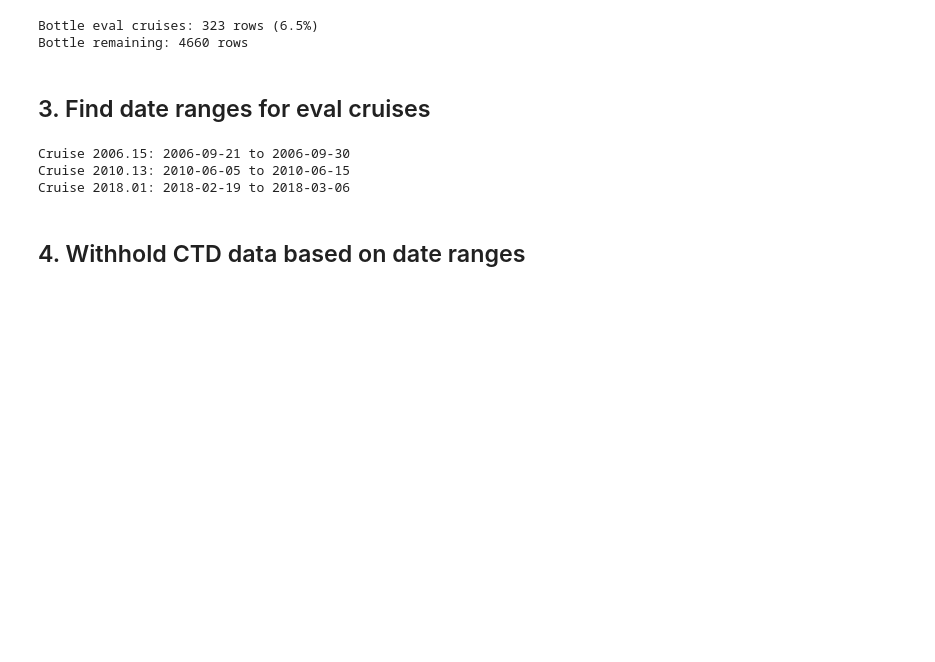
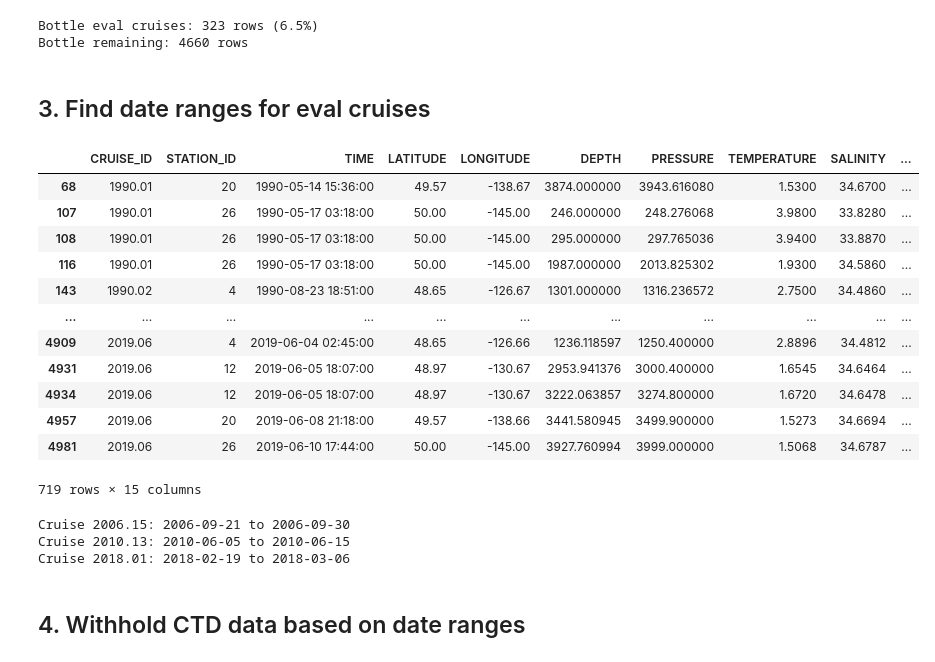
Before and after one commit to Statistical-Downscaling-for-the-Ocean/linep-data-prep-and-evaluation, a Jupyter notebook: waterproperties_data_prep/Create_evalutation_dataset.ipynb, the cells around one changed output. Saved outputs shown, nothing was run; the diff lists cells and outputs as text; code cells hidden in the pictures; blank space fills up the shorter version.

```diff
--- a/waterproperties_data_prep/Create_evalutation_dataset.ipynb
+++ b/waterproperties_data_prep/Create_evalutation_dataset.ipynb
@@ -17,17 +17,16 @@ import glob
 ## Load Data
 # %%
 # Load bottle data
-df_bottle = pd.read_csv('/home/sbeairsto/projects/line_p/data/chemical/LineP_for_Data_Synthesis_1990-2019_v1.csv')
+df_bottle = pd.read_csv('/home/sbeairsto/projects/line_p/data/observation/DFO_LineP_bottles.csv',comment='#')
 
 # Load CTD data
-ctd_files = glob.glob('/home/sbeairsto/projects/line_p/data/physical/LineP_ctds_*_binned_1m.csv')
-ctd_dfs = []
-for file in ctd_files:
-    df_ctd = pd.read_csv(file, parse_dates=['time'])
-    ctd_dfs.append(df_ctd)
-ctd_df = pd.concat(ctd_dfs, ignore_index=True)
+df_ctd = pd.read_csv('/home/sbeairsto/projects/line_p/data/observation/DFO_LineP_CTDdata.csv',comment='#')
 
 print(f"Original bottle data: {len(df_bottle)} rows")
-print(f"Original CTD data: {len(ctd_df)} rows")
+print(f"Original CTD data: {len(df_ctd)} rows")
+
+# Parse time columns
+df_bottle['TIME'] = pd.to_datetime(df_bottle['TIME'])
+df_ctd['TIME'] = pd.to_datetime(df_ctd['TIME'])
 # %% [output]
 Original bottle data: 4983 rows
@@ -48,4 +63,20 @@ Bottle eval cruises: 323 rows (6.5%)
 Bottle remaining: 4660 rows
 # %% [markdown]
 ## 3. Find date ranges for eval cruises
+# %%
+df_bottle[df_bottle.DIC.isna()]
+# %% [output]
+|  | CRUISE_ID | STATION_ID | TIME | LATITUDE | LONGITUDE | DEPTH | PRESSURE | TEMPERATURE | SALINITY | ... |
+| 68 | 1990.01 | 20 | 1990-05-14 15:36:00 | 49.57 | -138.67 | 3874.000000 | 3943.616080 | 1.5300 | 34.6700 | ... |
+| 107 | 1990.01 | 26 | 1990-05-17 03:18:00 | 50.00 | -145.00 | 246.000000 | 248.276068 | 3.9800 | 33.8280 | ... |
+| 108 | 1990.01 | 26 | 1990-05-17 03:18:00 | 50.00 | -145.00 | 295.000000 | 297.765036 | 3.9400 | 33.8870 | ... |
+| 116 | 1990.01 | 26 | 1990-05-17 03:18:00 | 50.00 | -145.00 | 1987.000000 | 2013.825302 | 1.9300 | 34.5860 | ... |
+| 143 | 1990.02 | 4 | 1990-08-23 18:51:00 | 48.65 | -126.67 | 1301.000000 | 1316.236572 | 2.7500 | 34.4860 | ... |
+| ... | ... | ... | ... | ... | ... | ... | ... | ... | ... | ... |
+| 4909 | 2019.06 | 4 | 2019-06-04 02:45:00 | 48.65 | -126.66 | 1236.118597 | 1250.400000 | 2.8896 | 34.4812 | ... |
+| 4931 | 2019.06 | 12 | 2019-06-05 18:07:00 | 48.97 | -130.67 | 2953.941376 | 3000.400000 | 1.6545 | 34.6464 | ... |
+| 4934 | 2019.06 | 12 | 2019-06-05 18:07:00 | 48.97 | -130.67 | 3222.063857 | 3274.800000 | 1.6720 | 34.6478 | ... |
+| 4957 | 2019.06 | 20 | 2019-06-08 21:18:00 | 49.57 | -138.66 | 3441.580945 | 3499.900000 | 1.5273 | 34.6694 | ... |
+| 4981 | 2019.06 | 26 | 2019-06-10 17:44:00 | 50.00 | -145.00 | 3927.760994 | 3999.000000 | 1.5068 | 34.6787 | ... |
+719 rows × 15 columns
 # %%
```
Also changed, not shown: parts of 8 cells of this notebook, 1 other file.
